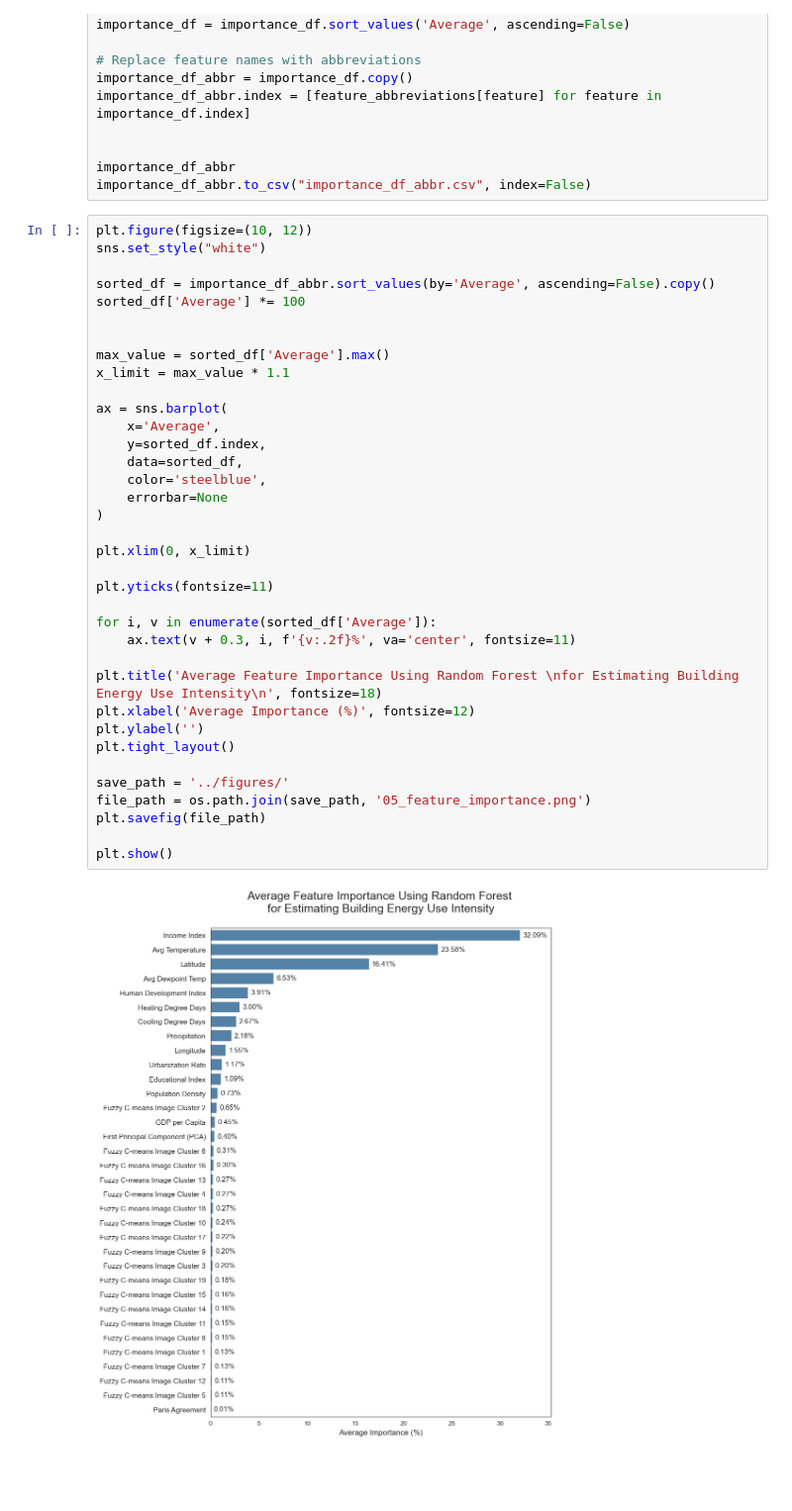
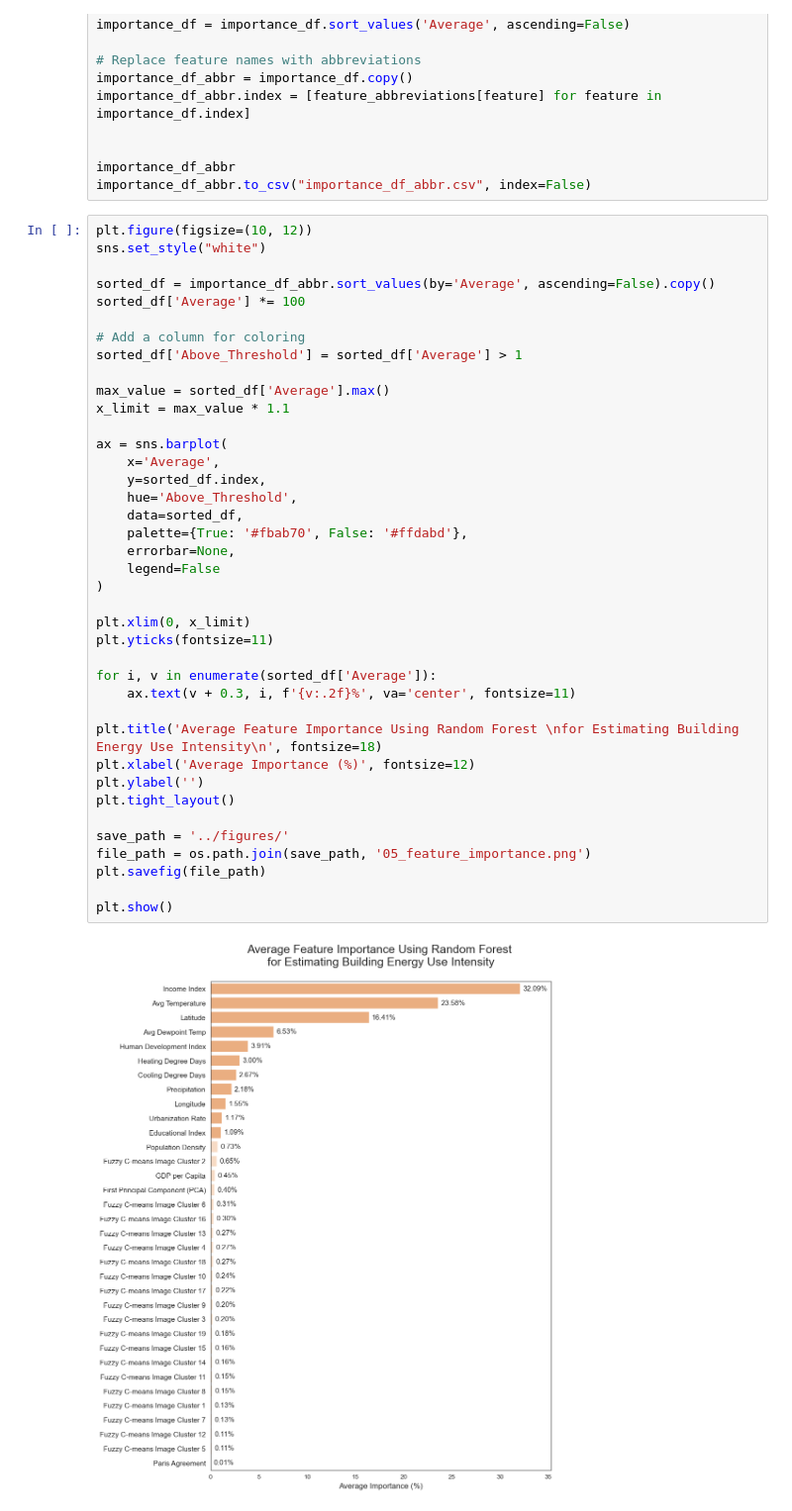
Before and after one commit to AliciaXia222/Capstone-Team-Climate-Trace, a Jupyter notebook: notebooks/050_FeatureImportance.ipynb, the cells around one changed output. Shown at 99% size. Saved outputs shown, nothing was run; the diff lists cells and outputs as text; blank space fills up the shorter version.

```diff
--- a/notebooks/050_FeatureImportance.ipynb
+++ b/notebooks/050_FeatureImportance.ipynb
@@ -225,34 +225,37 @@ sns.set_style("white")
 sorted_df = importance_df_abbr.sort_values(by='Average', ascending=False).copy()
 sorted_df['Average'] *= 100
 
+# Add a column for coloring
+sorted_df['Above_Threshold'] = sorted_df['Average'] > 1
 
 max_value = sorted_df['Average'].max()
 x_limit = max_value * 1.1
 
 ax = sns.barplot(
     x='Average',
     y=sorted_df.index,
+    hue='Above_Threshold',
     data=sorted_df,
-    color='steelblue',
-    errorbar=None
+    palette={True: '#fbab70', False: '#ffdabd'},
+    errorbar=None,
+    legend=False
 )
 
 plt.xlim(0, x_limit)
-
 plt.yticks(fontsize=11)
 
 for i, v in enumerate(sorted_df['Average']):
     ax.text(v + 0.3, i, f'{v:.2f}%', va='center', fontsize=11)
 
 plt.title('Average Feature Importance Using Random Forest \nfor Estimating Building Energy Use Intensity\n', fontsize=18)
 plt.xlabel('Average Importance (%)', fontsize=12)
 plt.ylabel('')
 plt.tight_layout()
 
 save_path = '../figures/'
 file_path = os.path.join(save_path, '05_feature_importance.png')
 plt.savefig(file_path)
 
 plt.show()
 # %% [output]
-[figure, old version]
+[figure, new version]
```
Also changed, not shown: 1 other file.
